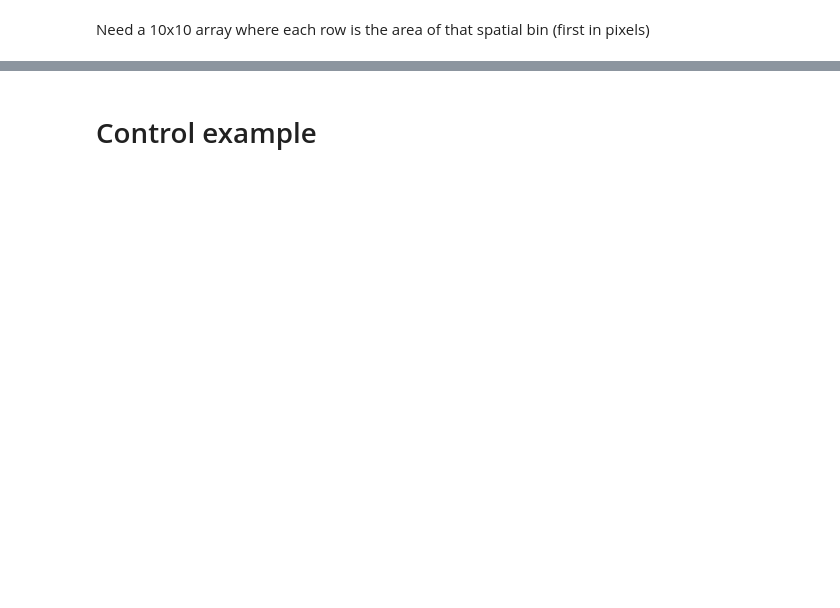
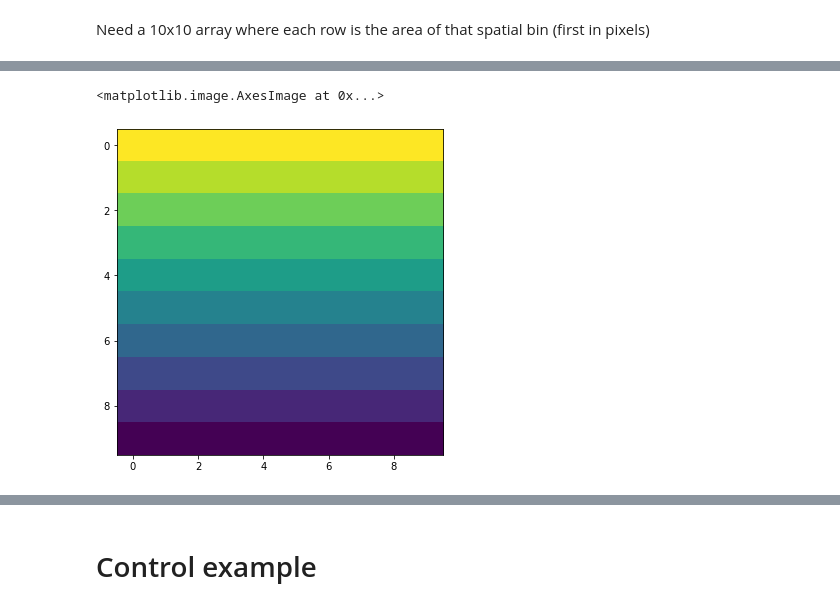
Before and after one commit to nthndy/cell-comp-analysis, a Jupyter notebook: radial_analysis/metaanalysis/mechanism_checker.ipynb, the cells around one changed output, grey strips where cells are left out. Cells and saved outputs as stored; diff of their text form; code cells hidden in the pictures; blank space fills up the shorter version.

Commit message:
updated plotting capacity to be more versatile

```diff
--- a/radial_analysis/metaanalysis/mechanism_checker.ipynb
+++ b/radial_analysis/metaanalysis/mechanism_checker.ipynb
@@ -159,2 +211,7 @@ area_array
+# %%
+plt.imshow(np.flipud(area_array))
+# %% [output]
+<matplotlib.image.AxesImage at 0x...>
+[figure, added]
 # %%
 dens_cells = N_cells/area_array
```
Also changed, not shown: parts of 47 cells of this notebook, 1 other file.
